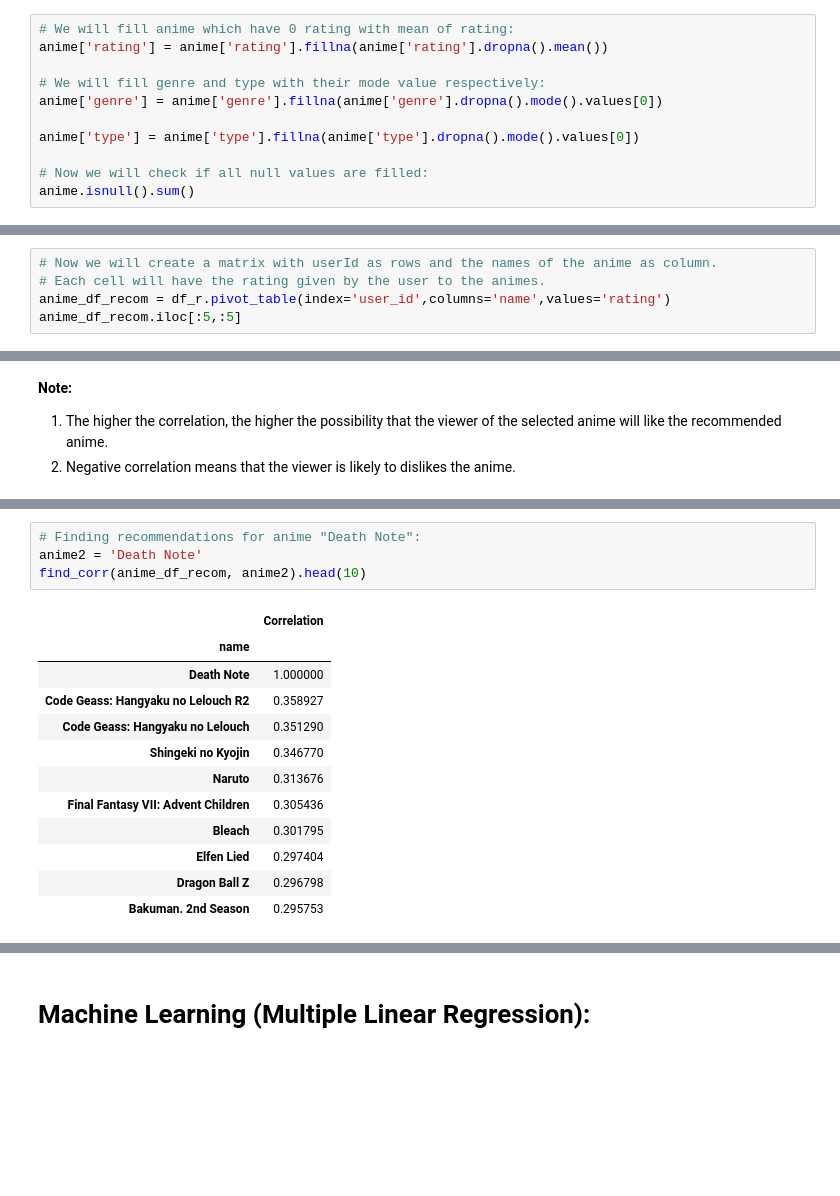
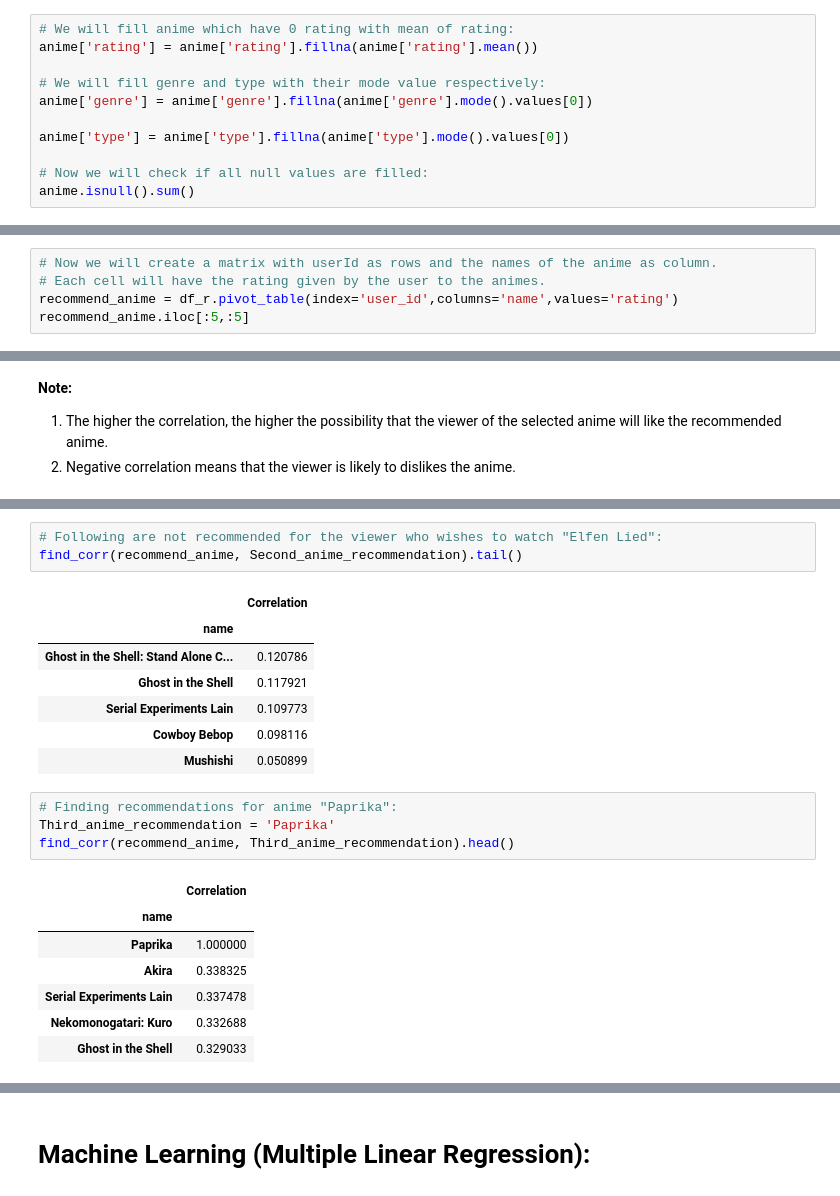
Before and after one commit to MuhammadBilalTahir/Introduction-to-Data-Science-Project-Anime-Recommendation-System, a Jupyter notebook: FINAL_PROJECT_Recommendation_System_for_Anime.ipynb, the cells around one changed output, grey strips where cells are left out. Cells and saved outputs as stored; diff of their text form; blank space fills up the shorter version.

```diff
--- a/FINAL_PROJECT_Recommendation_System_for_Anime.ipynb
+++ b/FINAL_PROJECT_Recommendation_System_for_Anime.ipynb
@@ -297,12 +262,12 @@ dtype: object
 6.473901690981445
 # %%
 # We will fill anime which have 0 rating with mean of rating:
-anime['rating'] = anime['rating'].fillna(anime['rating'].dropna().mean())
+anime['rating'] = anime['rating'].fillna(anime['rating'].mean())
 
 # We will fill genre and type with their mode value respectively:
-anime['genre'] = anime['genre'].fillna(anime['genre'].dropna().mode().values[0])
+anime['genre'] = anime['genre'].fillna(anime['genre'].mode().values[0])
 
-anime['type'] = anime['type'].fillna(anime['type'].dropna().mode().values[0])
+anime['type'] = anime['type'].fillna(anime['type'].mode().values[0])
 
 # Now we will check if all null values are filled:
 anime.isnull().sum()
@@ -383,8 +348,8 @@ For example, if a person 'A' has the same opinion as person 'B' on a certain iss
 # %%
 # Now we will create a matrix with userId as rows and the names of the anime as column.
 # Each cell will have the rating given by the user to the animes.
-anime_df_recom = df_r.pivot_table(index='user_id',columns='name',values='rating')
-anime_df_recom.iloc[:5,:5]
+recommend_anime = df_r.pivot_table(index='user_id',columns='name',values='rating')
+recommend_anime.iloc[:5,:5]
 # %% [output]
 | name | Accel World | Afro Samurai | Air | Air Gear | Akame ga Kill! |
 | user_id |  |  |  |  |  |
@@ -466,17 +433,23 @@ find_corr(anime_df_recom, anime1).tail(10)
+# %%
+# Following are not recommended for the viewer who wishes to watch "Elfen Lied":
+find_corr(recommend_anime, Second_anime_recommendation).tail()
+# %% [output]
+|  | Correlation |
+| name |  |
+| Ghost in the Shell: Stand Alone C... | 0.120786 |
+| Ghost in the Shell | 0.117921 |
+| Serial Experiments Lain | 0.109773 |
+| Cowboy Bebop | 0.098116 |
+| Mushishi | 0.050899 |
 # %%
-# Finding recommendations for anime "Death Note":
-anime2 = 'Death Note'
-find_corr(anime_df_recom, anime2).head(10)
+# Finding recommendations for anime "Paprika":
+Third_anime_recommendation = 'Paprika'
+find_corr(recommend_anime, Third_anime_recommendation).head()
 # %% [output]
 |  | Correlation |
 | name |  |
-| Death Note | 1.000000 |
-| Code Geass: Hangyaku no Lelouch R2 | 0.358927 |
-| Code Geass: Hangyaku no Lelouch | 0.351290 |
-| Shingeki no Kyojin | 0.346770 |
-| Naruto | 0.313676 |
-| Final Fantasy VII: Advent Children | 0.305436 |
-| Bleach | 0.301795 |
-| Elfen Lied | 0.297404 |
-| Dragon Ball Z | 0.296798 |
-| Bakuman. 2nd Season | 0.295753 |
+| Paprika | 1.000000 |
+| Akira | 0.338325 |
+| Serial Experiments Lain | 0.337478 |
+| Nekomonogatari: Kuro | 0.332688 |
+| Ghost in the Shell | 0.329033 |
```
Also changed, not shown: parts of 34 cells of this notebook.
